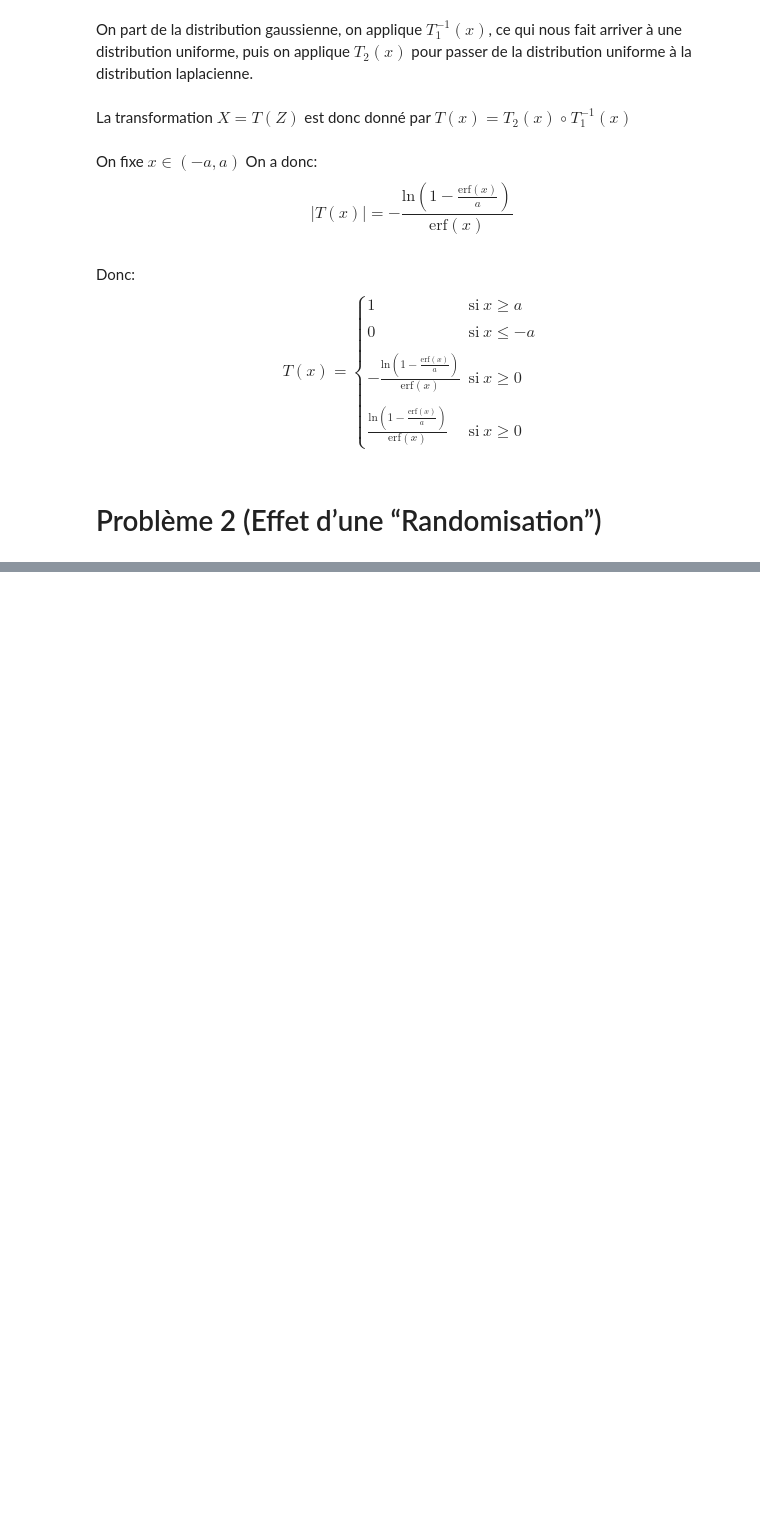
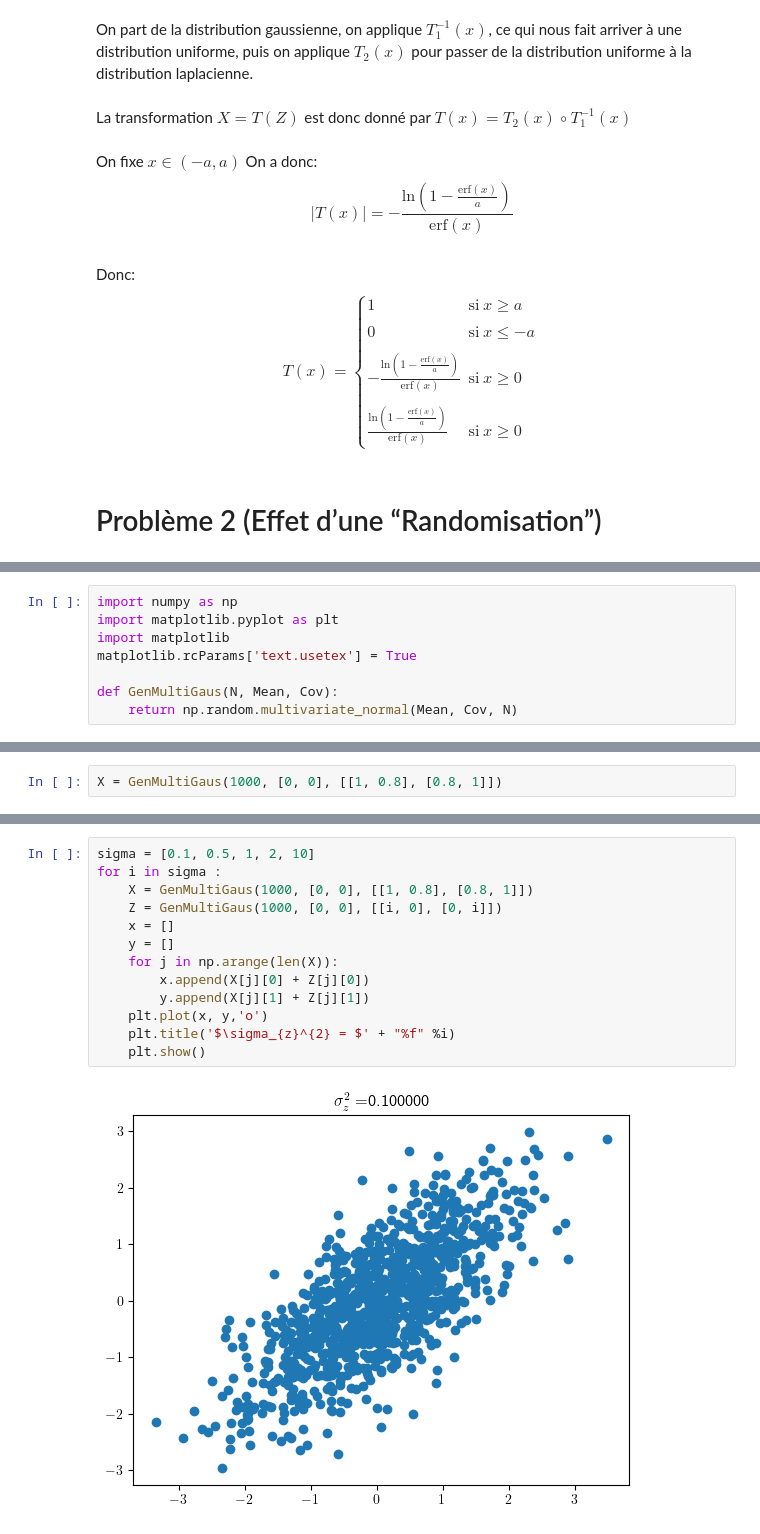
Before and after one commit to Arkanthara/information_theory_for_data_science_and_machine_learning, a Jupyter notebook: Michel_Donnet_Problem_Set_2.ipynb, the cells around one changed output, grey strips where cells are left out. Cells and saved outputs as stored; diff of their text form; blank space fills up the shorter version.

```diff
--- a/Michel_Donnet_Problem_Set_2.ipynb
+++ b/Michel_Donnet_Problem_Set_2.ipynb
@@ -116,0 +119,8 @@ $$
+# %%
+import numpy as np
+import matplotlib.pyplot as plt
+import matplotlib
+matplotlib.rcParams['text.usetex'] = True
+
+def GenMultiGaus(N, Mean, Cov):
+    return np.random.multivariate_normal(Mean, Cov, N)
@@ -116,0 +141,2 @@ $$
+# %%
+X = GenMultiGaus(1000, [0, 0], [[1, 0.8], [0.8, 1]])
@@ -116,0 +157,15 @@ $$
+# %%
+sigma = [0.1, 0.5, 1, 2, 10]
+for i in sigma :
+    X = GenMultiGaus(1000, [0, 0], [[1, 0.8], [0.8, 1]])
+    Z = GenMultiGaus(1000, [0, 0], [[i, 0], [0, i]])
+    x = []
+    y = []
+    for j in np.arange(len(X)):
+        x.append(X[j][0] + Z[j][0])
+        y.append(X[j][1] + Z[j][1])
+    plt.plot(x, y,'o')
+    plt.title('$\sigma_{z}^{2} = $' + "%f" %i)
+    plt.show()
+# %% [output]
+[figure, added]
```
Also changed, not shown: parts of 4 cells of this notebook.
